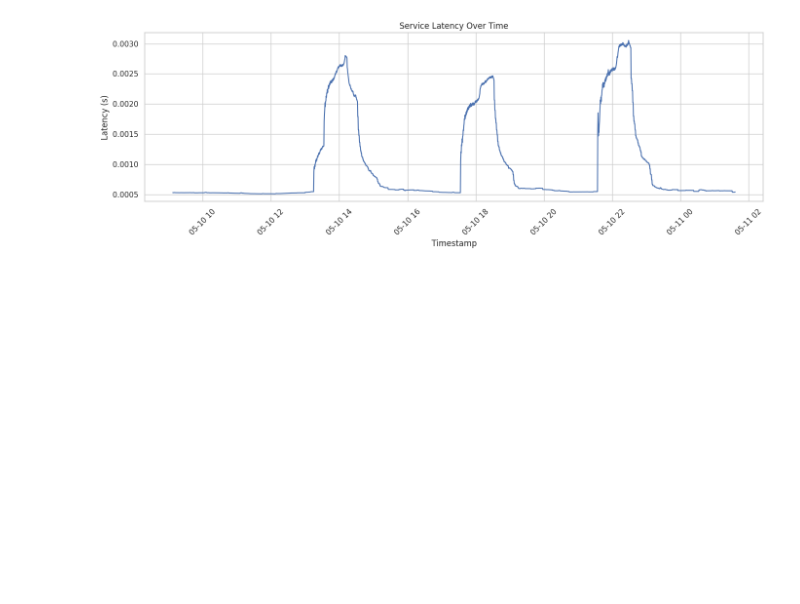
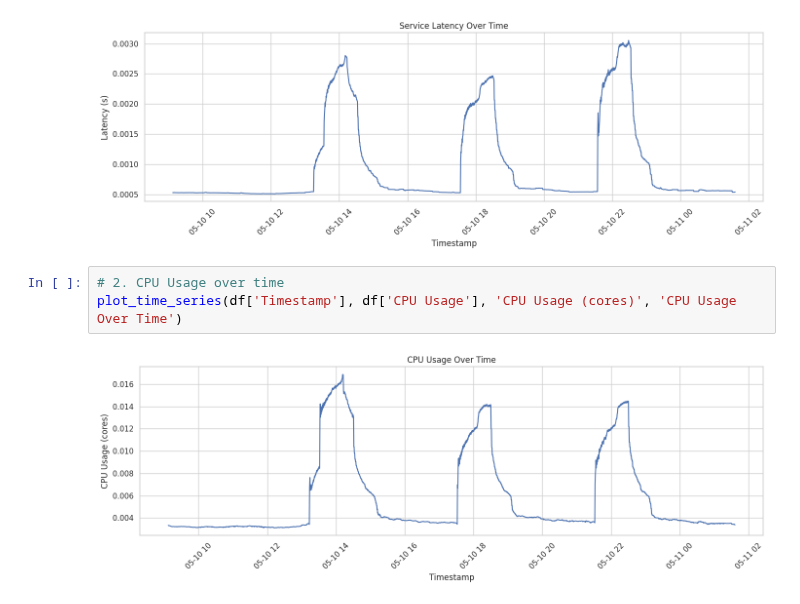
Before and after one commit to cepdnaclk/e19-4yp-AI-Dirven-Latency-Constrained-Resource-Management-In-Kubernetes, a Jupyter notebook: results/hashgen_cpu_reduction.ipynb, the cells around one changed output. Saved outputs shown, nothing was run; the diff lists cells and outputs as text; blank space fills up the shorter version.

```diff
--- a/results/hashgen_cpu_reduction.ipynb
+++ b/results/hashgen_cpu_reduction.ipynb
@@ -43,3 +43,8 @@ plot_time_series(df['Timestamp'], df['CPU Limit'], 'CPU Limit (cores)', 'Service
 plot_time_series(df['Timestamp'], df['Latency'], 'Latency (s)', 'Service Latency Over Time')
 # %% [output]
 [figure]
+# %%
+# 2. CPU Usage over time
+plot_time_series(df['Timestamp'], df['CPU Usage'], 'CPU Usage (cores)', 'CPU Usage Over Time')
+# %% [output]
+[figure, added]
```
Also changed, not shown: parts of 1 cell of this notebook.
